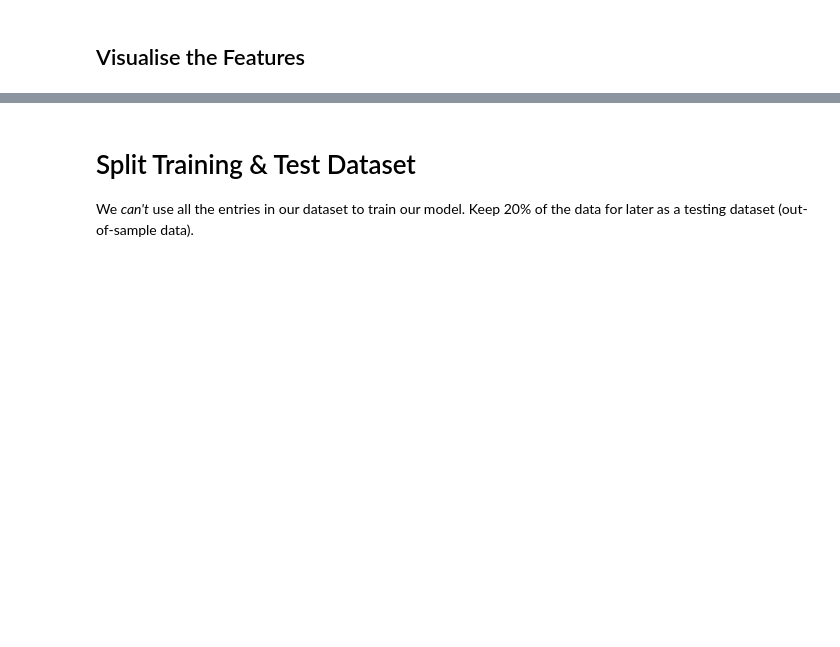
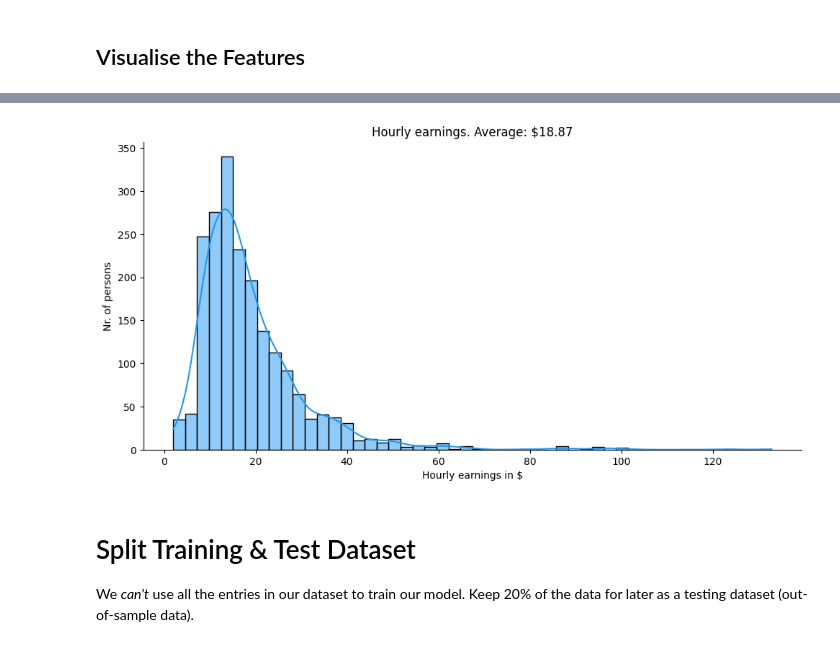
Before and after one commit to cdosorio/python-100-days, a Jupyter notebook: 100-multivariable-regression-salaries/Determinants_of_Earnings_(start).ipynb, the cells around one changed output, grey strips where cells are left out. Drawn from its saved outputs; the diff is of its cells as text; code cells hidden in the pictures; blank space fills up the shorter version.

```diff
--- a/100-multivariable-regression-salaries/Determinants_of_Earnings_(start).ipynb
+++ b/100-multivariable-regression-salaries/Determinants_of_Earnings_(start).ipynb
@@ -126,3 +175,18 @@ len(df_data)
+# %%
+# 3. EARNINGS    Current hourly earnings in $ reported at the 2011 interview
+sns.displot(df_data['EARNINGS'],
+            bins=50,
+            aspect=2,
+            kde=True,
+            color='#2196f3')
+
+plt.title(f'Hourly earnings. Average: ${( df_data.EARNINGS.mean()):.4}')
+plt.xlabel('Hourly earnings in $')
+plt.ylabel('Nr. of persons')
+
+plt.show()
+# %% [output]
+[figure, added]
 # %% [markdown]
 # Split Training & Test Dataset
 
```
Also changed, not shown: parts of 7 cells of this notebook.
